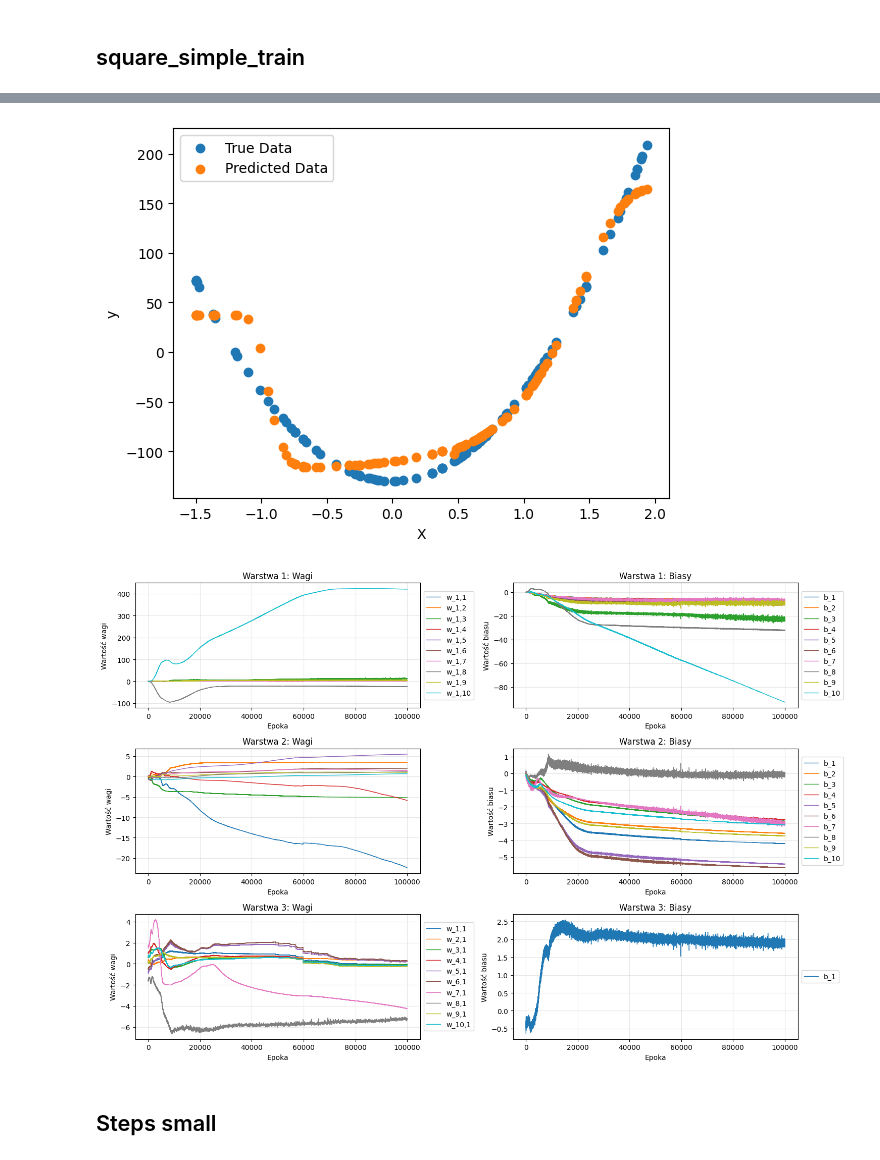
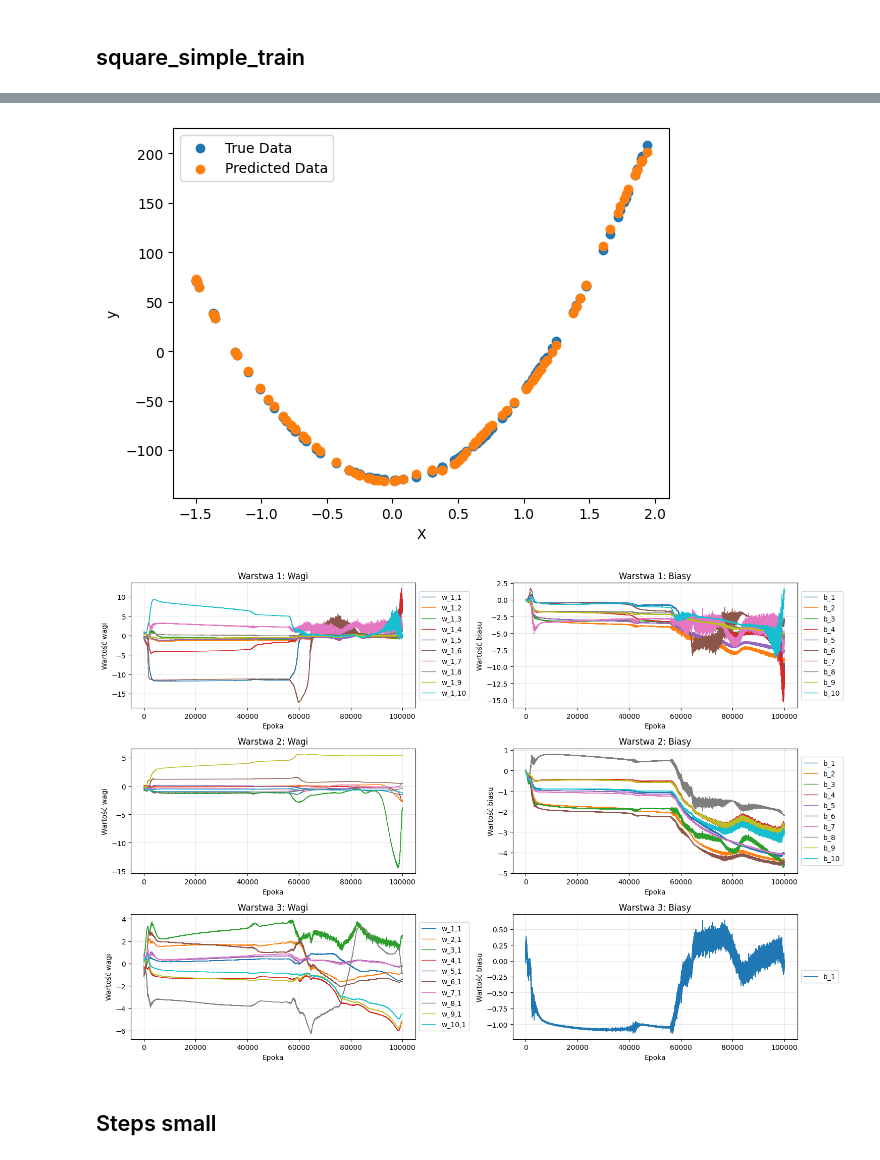
Before and after one commit to CoolMikey/H-_moje-github_sync-studia-Metody-inteligencji-obliczeniowej-w-analizie-danych, a Jupyter notebook: NN/NN2.ipynb, the cells around one changed output, grey strips where cells are left out. Saved outputs shown, nothing was run; the diff lists cells and outputs as text; code cells hidden in the pictures.

```diff
--- a/NN/NN2.ipynb
+++ b/NN/NN2.ipynb
@@ -333,10 +333,10 @@ def plot_comparison(X_test, y_test, y_pred):
 # %% [markdown]
 ## square_simple_train
 # %%
-X_train = square_simple_train.iloc[:, 1:2].values
-y_train = square_simple_train.iloc[:, -1].values
-X_test = X_train
-y_test = y_train
+X_train = square_simple_train.iloc[:, 1].values.reshape(-1, 1)
+y_train = square_simple_train.iloc[:, 2].values.reshape(-1, 1)
+X_test = square_simple_test.iloc[:, 1].values.reshape(-1, 1)
+y_test = square_simple_test.iloc[:, 2].values.reshape(-1, 1)
 
 scaler_X = StandardScaler()
 scaler_y = StandardScaler()
@@ -375,5 +375,5 @@ MSE: 354.28696051650303
-[figure, old version]
+[figure, new version]
-[figure, old version]
+[figure, new version]
 # %% [markdown]
 ## Steps small
 # %% [markdown]
```
Also changed, not shown: parts of 2 cells of this notebook, 5 other files.
